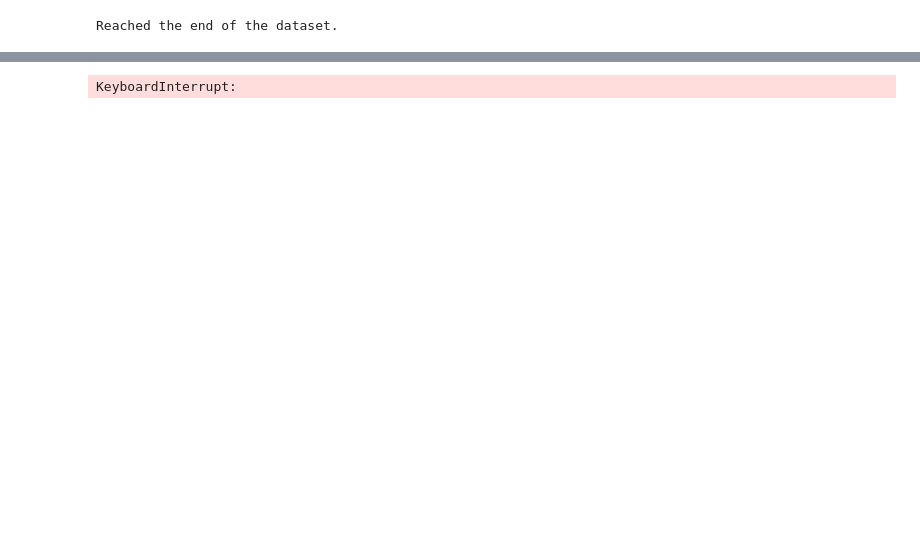
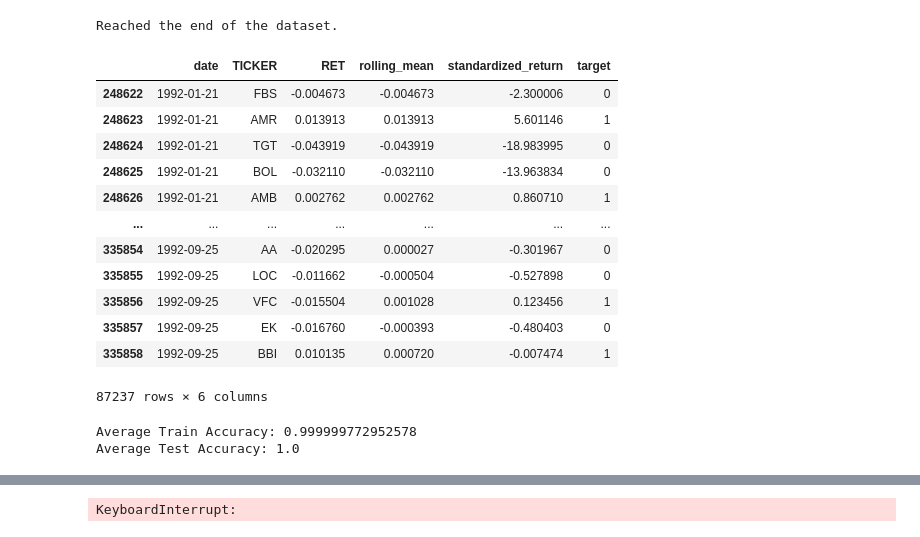
Before and after one commit to Kibitz117/Thesis, a Jupyter notebook: models/rf_model.ipynb, the cells around one changed output, grey strips where cells are left out. Cells and saved outputs as stored; diff of their text form; code cells hidden in the pictures; blank space fills up the shorter version.

```diff
--- a/models/rf_model.ipynb
+++ b/models/rf_model.ipynb
@@ -24,7 +24,7 @@ df.dropna(subset=['RET'],inplace=True)
 #     df.rename(columns={f'{returns}':'RET'},inplace=True)
 # %%
 #Optional parameter target_type: 'cross_sectional_median(default)','buckets(10 buckets)','raw_returns'.
-study_periods=create_study_periods(df,n_periods=23,window_size=240,trade_size=250,train_size=750,forward_roll=250,start_date=datetime(1990,1,1),end_date=datetime(2015,12,31),target_type='raw_return')
+study_periods=create_study_periods(df,n_periods=23,window_size=240,trade_size=250,train_size=750,forward_roll=250,start_date=datetime(1990,1,1),end_date=datetime(2015,12,31),target_type='cross_sectional_median')
 # %% [output]
 Reached the end of the dataset.
 # %%
@@ -44,0 +43,64 @@ reg = RandomForestRegressor(n_estimators=1000, max_depth=20, random_state=42)
+# %%
+study_periods[0][1]
+# %% [output]
+|  | date | TICKER | RET | rolling_mean | standardized_return | target |
+| 248622 | 1992-01-21 | FBS | -0.004673 | -0.004673 | -2.300006 | 0 |
+| 248623 | 1992-01-21 | AMR | 0.013913 | 0.013913 | 5.601146 | 1 |
+| 248624 | 1992-01-21 | TGT | -0.043919 | -0.043919 | -18.983995 | 0 |
+| 248625 | 1992-01-21 | BOL | -0.032110 | -0.032110 | -13.963834 | 0 |
+| 248626 | 1992-01-21 | AMB | 0.002762 | 0.002762 | 0.860710 | 1 |
+| ... | ... | ... | ... | ... | ... | ... |
+| 335854 | 1992-09-25 | AA | -0.020295 | 0.000027 | -0.301967 | 0 |
+| 335855 | 1992-09-25 | LOC | -0.011662 | -0.000504 | -0.527898 | 0 |
+| 335856 | 1992-09-25 | VFC | -0.015504 | 0.001028 | 0.123456 | 1 |
+| 335857 | 1992-09-25 | EK | -0.016760 | -0.000393 | -0.480403 | 0 |
+| 335858 | 1992-09-25 | BBI | 0.010135 | 0.000720 | -0.007474 | 1 |
+87237 rows × 6 columns
+# %%
+#EDIT CODE TO DO REGRESSION or CLASSIFICATION
+from tqdm import tqdm
+import pandas as pd
+from sklearn.ensemble import RandomForestClassifier
+from sklearn.metrics import accuracy_score
+
+def train_and_evaluate_rf(study_periods):
+    in_sample_accuracies = []
+    out_of_sample_accuracies = []
+
+    for train_df, test_df in tqdm(study_periods):
+        X_train = train_df[['standardized_return']]
+        y_train = train_df['target']
+        X_test = test_df[['standardized_return']]
+        y_test = test_df['target']
+
+        # Initialize the RandomForestClassifier
+        clf = RandomForestClassifier(n_estimators=100, max_depth=20, random_state=42)
+
+        # Train the classifier
+        clf.fit(X_train, y_train)
+
+        # Predict on both train and test data
+        train_preds = clf.predict(X_train)
+        test_preds = clf.predict(X_test)
+
+        # Calculate accuracies
+        train_accuracy = accuracy_score(y_train, train_preds)
+        test_accuracy = accuracy_score(y_test, test_preds)
+
+        in_sample_accuracies.append(train_accuracy)
+        out_of_sample_accuracies.append(test_accuracy)
+
+    # Return the average accuracies
+    avg_train_accuracy = sum(in_sample_accuracies) / len(in_sample_accuracies)
+    avg_test_accuracy = sum(out_of_sample_accuracies) / len(out_of_sample_accuracies)
+
+    return avg_train_accuracy, avg_test_accuracy
+
+# Example Usage
+# Assuming study_periods contains the train-test split dataframes
+avg_train_accuracy, avg_test_accuracy = train_and_evaluate_rf(study_periods)
+print("Average Train Accuracy:", avg_train_accuracy)
+print("Average Test Accuracy:", avg_test_accuracy)
+# %% [output]
+Average Train Accuracy: 0.999999772952578
+Average Test Accuracy: 1.0
```
Also changed, not shown: parts of 5 cells of this notebook, 4 other files.
